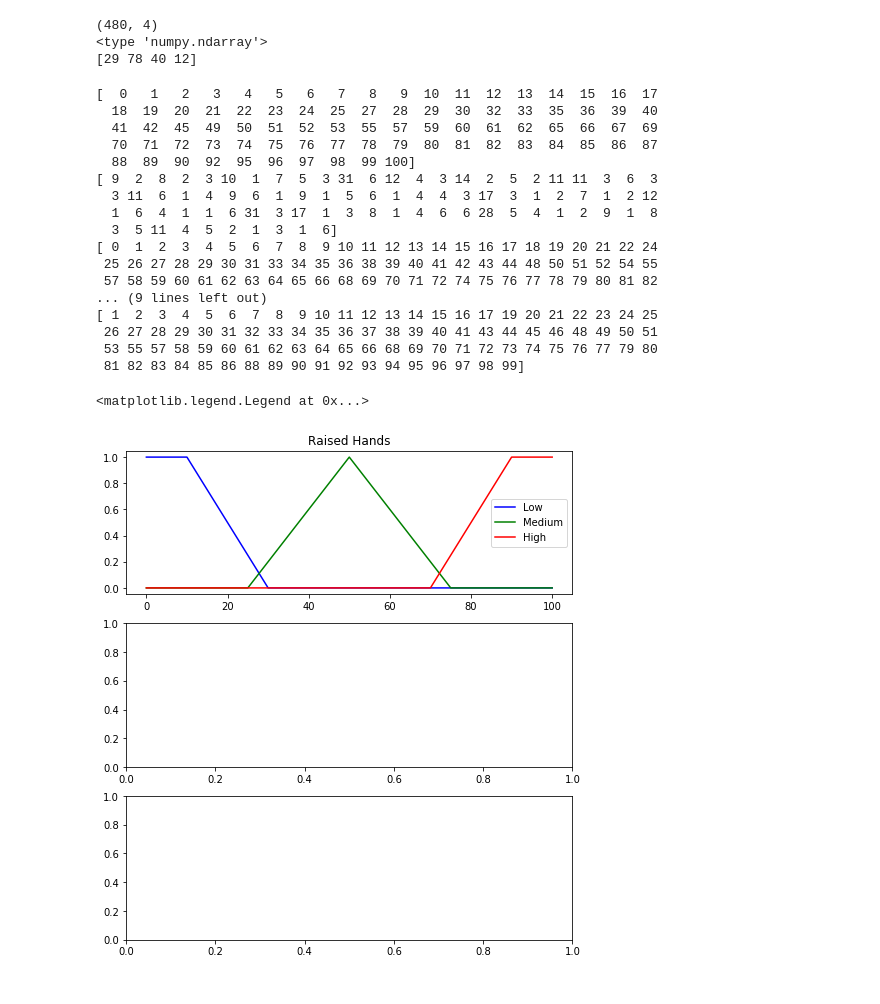
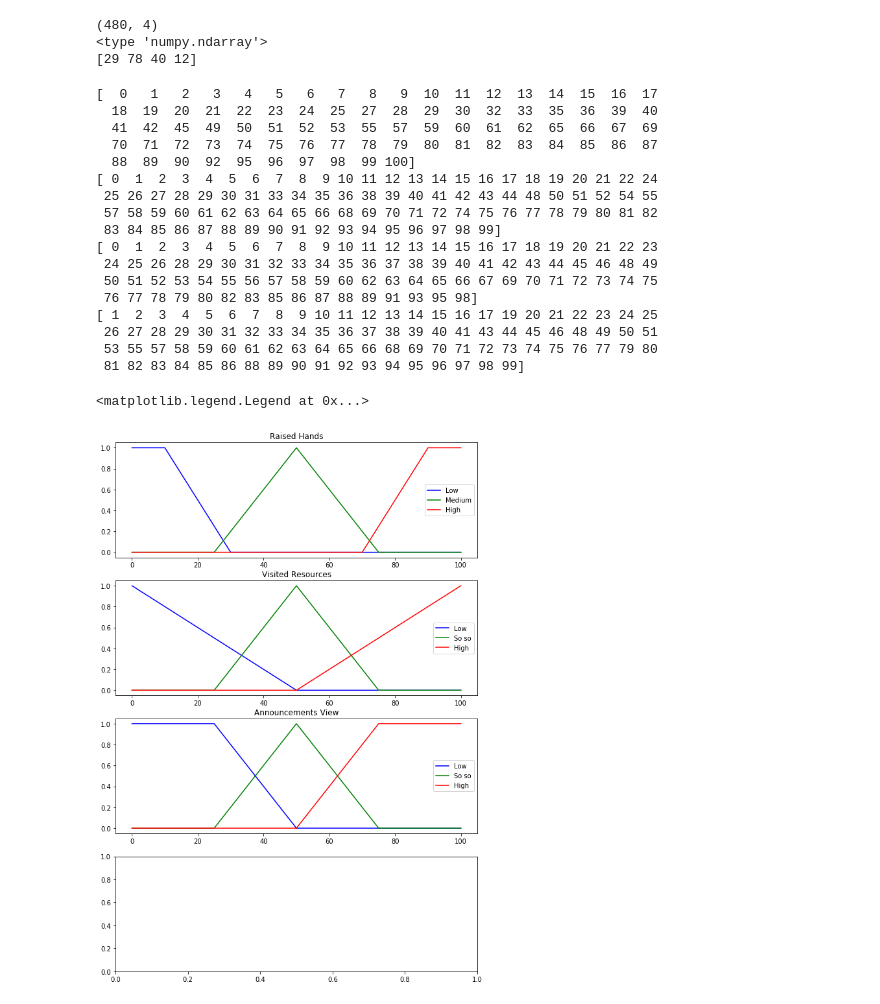
Before and after one commit to mvp18/Student-Academic-Performance, a Jupyter notebook: scripts/kaggle/fuzzy_variables.ipynb, the cells around one changed output. Cells and saved outputs as stored; diff of their text form; code cells hidden in the pictures.

```diff
--- a/scripts/kaggle/fuzzy_variables.ipynb
+++ b/scripts/kaggle/fuzzy_variables.ipynb
@@ -46,9 +46,9 @@ val2, count2 = np.unique(data[:,2], return_counts = True)
 val3, count3 = np.unique(data[:,3], return_counts = True)
 # %%
 print(val0)
-print(count0)
+#print(count0)
 print(val1)
-print(count1)
+#print(count1)
 print(val2)
 print(val3)
 #Result: All variables have values between 0 to 100
@@ -58,14 +58,14 @@ print(val3)
   41  42  45  49  50  51  52  53  55  57  59  60  61  62  65  66  67  69
   70  71  72  73  74  75  76  77  78  79  80  81  82  83  84  85  86  87
   88  89  90  92  95  96  97  98  99 100]
-[ 9  2  8  2  3 10  1  7  5  3 31  6 12  4  3 14  2  5  2 11 11  3  6  3
-  3 11  6  1  4  9  6  1  9  1  5  6  1  4  4  3 17  3  1  2  7  1  2 12
-  1  6  4  1  1  6 31  3 17  1  3  8  1  4  6  6 28  5  4  1  2  9  1  8
-  3  5 11  4  5  2  1  3  1  6]
 [ 0  1  2  3  4  5  6  7  8  9 10 11 12 13 14 15 16 17 18 19 20 21 22 24
  25 26 27 28 29 30 31 33 34 35 36 38 39 40 41 42 43 44 48 50 51 52 54 55
  57 58 59 60 61 62 63 64 65 66 68 69 70 71 72 74 75 76 77 78 79 80 81 82
-... (9 lines left out)
+ 83 84 85 86 87 88 89 90 91 92 93 94 95 96 97 98 99]
+[ 0  1  2  3  4  5  6  7  8  9 10 11 12 13 14 15 16 17 18 19 20 21 22 23
+ 24 25 26 28 29 30 31 32 33 34 35 36 37 38 39 40 41 42 43 44 45 46 48 49
+ 50 51 52 53 54 55 56 57 58 59 60 62 63 64 65 66 67 69 70 71 72 73 74 75
+ 76 77 78 79 80 82 83 85 86 87 88 89 91 93 95 98]
 [ 1  2  3  4  5  6  7  8  9 10 11 12 13 14 15 16 17 19 20 21 22 23 24 25
  26 27 28 29 30 31 32 33 34 35 36 37 38 39 40 41 43 44 45 46 48 49 50 51
  53 55 57 58 59 60 61 62 63 64 65 66 68 69 70 71 72 73 74 75 76 77 79 80
@@ -78,11 +72,0 @@ rh_hi = fuzz.trapmf(a, [70, 90, 100, 100])
-# %%
-fig, (ax0, ax1, ax2) = plt.subplots(nrows=3, figsize=(8, 9))
-
-ax0.plot(a, rh_lo, 'b', linewidth=1.5, label = 'Low')
-ax0.plot(a, rh_avg, 'g', linewidth=1.5, label = 'Medium')
-ax0.plot(a, rh_hi, 'r', linewidth=1.5, label = 'High')
-ax0.set_title('Raised Hands')
-ax0.legend()
-# %% [output]
-<matplotlib.legend.Legend at 0x...>
-[figure, removed]
@@ -88,0 +94,29 @@ ax0.legend()
+# %%
+fig, (ax0, ax1, ax2, ax3) = plt.subplots(nrows=4, figsize=(10, 15))
+
+ax0.plot(a, rh_lo, 'b', linewidth=1.5, label = 'Low')
+ax0.plot(a, rh_avg, 'g', linewidth=1.5, label = 'Medium')
+ax0.plot(a, rh_hi, 'r', linewidth=1.5, label = 'High')
+ax0.set_title('Raised Hands')
+ax0.legend()
+
+ax1.plot(a, vr_lo, 'b', linewidth=1.5, label='Low')
+ax1.plot(a, vr_avg, 'g', linewidth=1.5, label='So so')
+ax1.plot(a, vr_hi, 'r', linewidth=1.5, label='High')
+ax1.set_title('Visited Resources')
+ax1.legend()
+
+ax2.plot(a, av_lo, 'b', linewidth=1.5, label='Low')
+ax2.plot(a, av_avg, 'g', linewidth=1.5, label='So so')
+ax2.plot(a, av_hi, 'r', linewidth=1.5, label='High')
+ax2.set_title('Announcements View')
+ax2.legend()
+
+ax2.plot(a, av_lo, 'b', linewidth=1.5, label='Low')
+ax2.plot(a, av_avg, 'g', linewidth=1.5, label='So so')
+ax2.plot(a, av_hi, 'r', linewidth=1.5, label='High')
+ax2.set_title('Announcements View')
+ax2.legend()
+# %% [output]
+<matplotlib.legend.Legend at 0x...>
+[figure, added]
```
Also changed, not shown: parts of 2 cells of this notebook.
